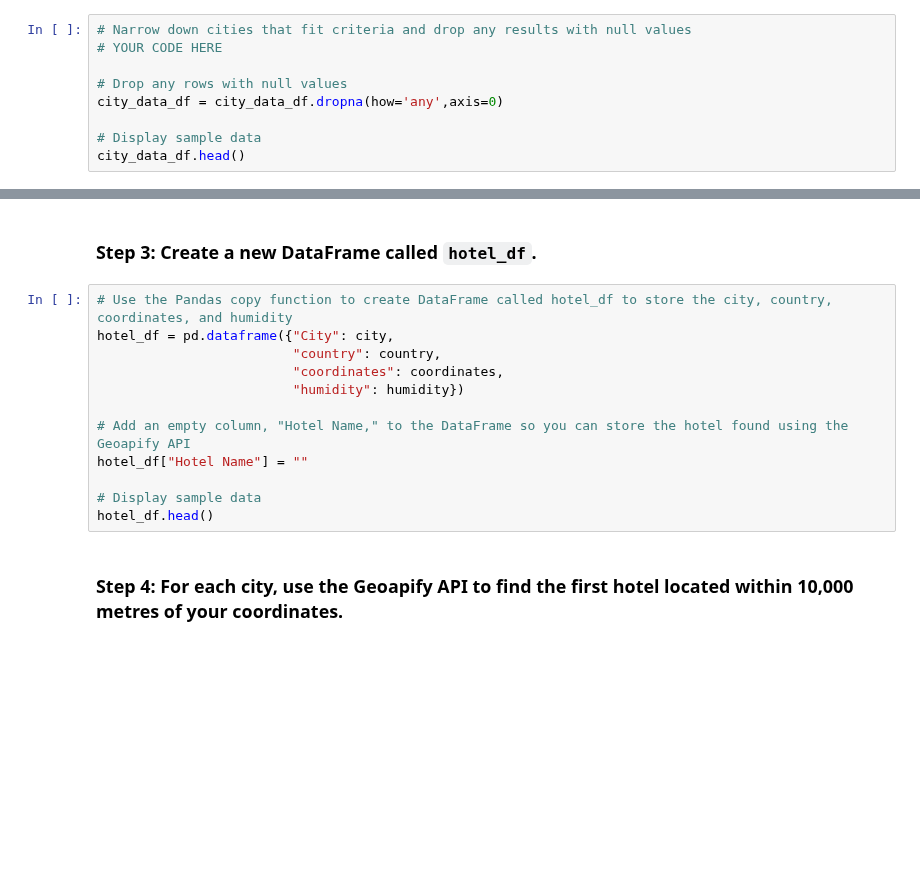
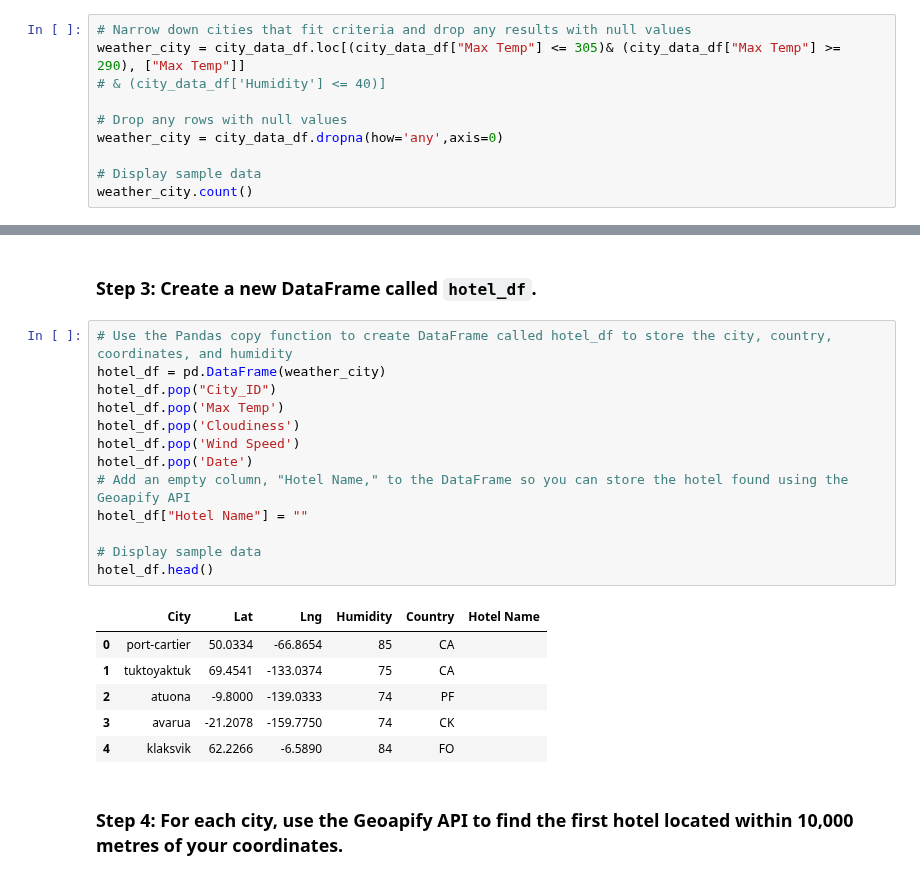
Before and after one commit to b-wild/API_challenge, a Jupyter notebook: VacationPy.ipynb, the cells around one changed output, grey strips where cells are left out. Saved outputs shown, nothing was run; the diff lists cells and outputs as text; blank space fills up the shorter version.

```diff
--- a/VacationPy.ipynb
+++ b/VacationPy.ipynb
@@ -40,10 +49,11 @@ City_plot
 ### Step 2: Narrow down the `city_data_df` DataFrame to find your ideal weather condition
 # %%
 # Narrow down cities that fit criteria and drop any results with null values
-# YOUR CODE HERE
+weather_city = city_data_df.loc[(city_data_df["Max Temp"] <= 305)& (city_data_df["Max Temp"] >= 290), ["Max Temp"]]
+# & (city_data_df['Humidity'] <= 40)]
 
 # Drop any rows with null values
-city_data_df = city_data_df.dropna(how='any',axis=0)
+weather_city = city_data_df.dropna(how='any',axis=0)
 
 # Display sample data
-city_data_df.head()
+weather_city.count()
@@ -51,16 +73,24 @@ city_data_df.head()
 ### Step 3: Create a new DataFrame called `hotel_df`.
 # %%
 # Use the Pandas copy function to create DataFrame called hotel_df to store the city, country, coordinates, and humidity
-hotel_df = pd.dataframe({"City": city,
-                         "country": country,
-                         "coordinates": coordinates,
-                         "humidity": humidity})
-
+hotel_df = pd.DataFrame(weather_city)
+hotel_df.pop("City_ID")
+hotel_df.pop('Max Temp')
+hotel_df.pop('Cloudiness')
+hotel_df.pop('Wind Speed')
+hotel_df.pop('Date')
 # Add an empty column, "Hotel Name," to the DataFrame so you can store the hotel found using the Geoapify API
 hotel_df["Hotel Name"] = ""
 
 # Display sample data
 hotel_df.head()
+# %% [output]
+|  | City | Lat | Lng | Humidity | Country | Hotel Name |
+| 0 | port-cartier | 50.0334 | -66.8654 | 85 | CA |  |
+| 1 | tuktoyaktuk | 69.4541 | -133.0374 | 75 | CA |  |
+| 2 | atuona | -9.8000 | -139.0333 | 74 | PF |  |
+| 3 | avarua | -21.2078 | -159.7750 | 74 | CK |  |
+| 4 | klaksvik | 62.2266 | -6.5890 | 84 | FO |  |
 # %% [markdown]
 ### Step 4: For each city, use the Geoapify API to find the first hotel located within 10,000 metres of your coordinates.
 # %%
```
Also changed, not shown: parts of 6 cells of this notebook, 1 other file.
